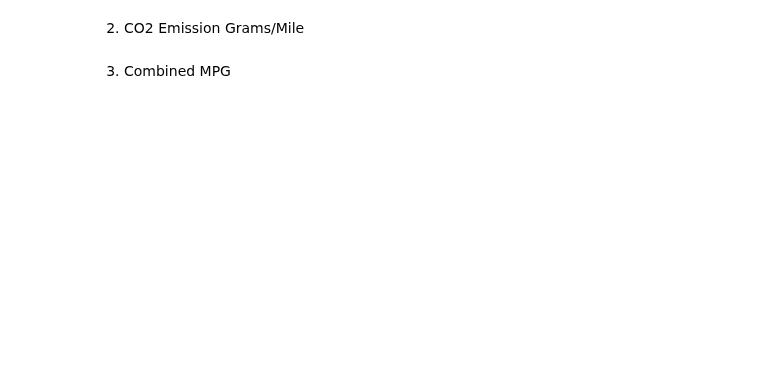
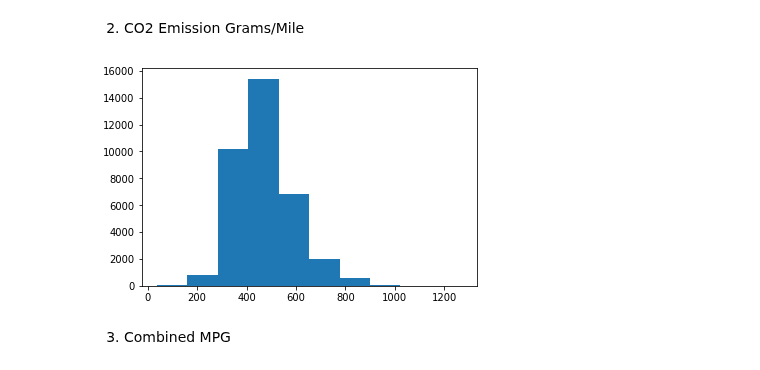
Before and after one commit to ta-data-lis/lab-probability-distributions, a Jupyter notebook: your-code/continuous.ipynb, the cells around one changed output. Saved outputs shown, nothing was run; the diff lists cells and outputs as text; code cells hidden in the pictures; blank space fills up the shorter version.

```diff
--- a/your-code/continuous.ipynb
+++ b/your-code/continuous.ipynb
@@ -80,6 +131,10 @@ Then plot the histograms for the following variables:
 2. CO2 Emission Grams/Mile
 # %%
 # your code here
+plt.hist(vehicles['CO2 Emission Grams/Mile'])
+plt.show()
+# %% [output]
+[figure, added]
 # %% [markdown]
 3. Combined MPG
 # %%
```
Also changed, not shown: parts of 24 cells of this notebook.
